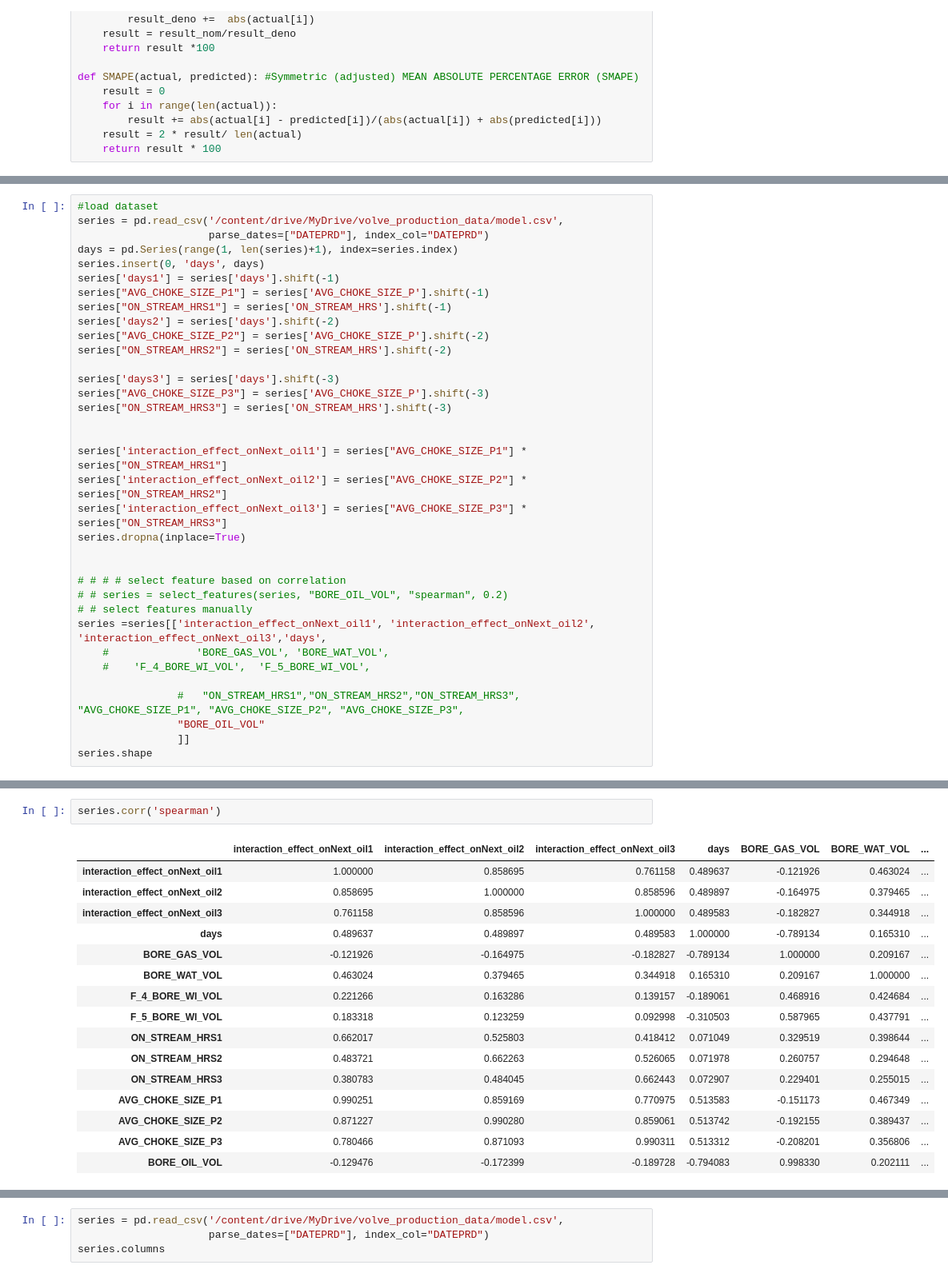
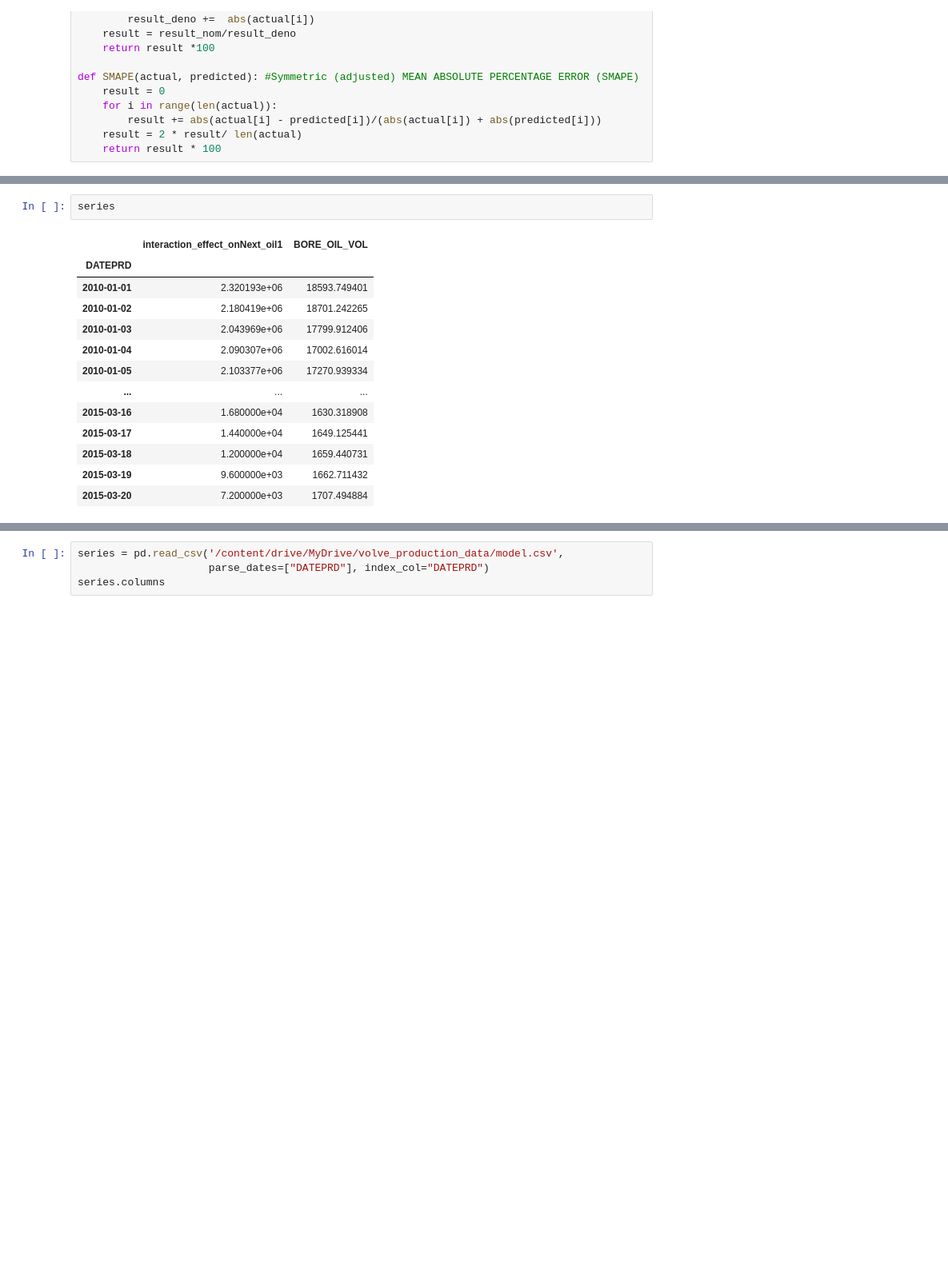
Before and after one commit to ashrafalaghbari/GA-TCN-LSTM, a Jupyter notebook: optimal_TCN_single_step.ipynb, the cells around one changed output, grey strips where cells are left out. Shown at 80% size. Drawn from its saved outputs; the diff is of its cells as text; blank space fills up the shorter version.

```diff
--- a/optimal_TCN_single_step.ipynb
+++ b/optimal_TCN_single_step.ipynb
@@ -163,35 +171,0 @@ series.shape
-# %%
-#load dataset
-series = pd.read_csv('/content/drive/MyDrive/volve_production_data/model.csv',
-                     parse_dates=["DATEPRD"], index_col="DATEPRD")
-days = pd.Series(range(1, len(series)+1), index=series.index)
-series.insert(0, 'days', days)
-series['days1'] = series['days'].shift(-1)
-series["AVG_CHOKE_SIZE_P1"] = series['AVG_CHOKE_SIZE_P'].shift(-1)
-series["ON_STREAM_HRS1"] = series['ON_STREAM_HRS'].shift(-1)
-series['days2'] = series['days'].shift(-2)
-series["AVG_CHOKE_SIZE_P2"] = series['AVG_CHOKE_SIZE_P'].shift(-2)
-series["ON_STREAM_HRS2"] = series['ON_STREAM_HRS'].shift(-2)
-
-series['days3'] = series['days'].shift(-3)
-series["AVG_CHOKE_SIZE_P3"] = series['AVG_CHOKE_SIZE_P'].shift(-3)
-series["ON_STREAM_HRS3"] = series['ON_STREAM_HRS'].shift(-3)
-
-
-series['interaction_effect_onNext_oil1'] = series["AVG_CHOKE_SIZE_P1"] *  series["ON_STREAM_HRS1"]
-series['interaction_effect_onNext_oil2'] = series["AVG_CHOKE_SIZE_P2"] *  series["ON_STREAM_HRS2"]
-series['interaction_effect_onNext_oil3'] = series["AVG_CHOKE_SIZE_P3"] *  series["ON_STREAM_HRS3"]
-series.dropna(inplace=True)
-
-
-# # # # select feature based on correlation
-# # series = select_features(series, "BORE_OIL_VOL", "spearman", 0.2)
-# # select features manually
-series =series[['interaction_effect_onNext_oil1', 'interaction_effect_onNext_oil2', 'interaction_effect_onNext_oil3','days',
-    #              'BORE_GAS_VOL', 'BORE_WAT_VOL',
-    #    'F_4_BORE_WI_VOL',  'F_5_BORE_WI_VOL',
-
-                #   "ON_STREAM_HRS1","ON_STREAM_HRS2","ON_STREAM_HRS3", "AVG_CHOKE_SIZE_P1", "AVG_CHOKE_SIZE_P2", "AVG_CHOKE_SIZE_P3",
-                "BORE_OIL_VOL"
-                ]]
-series.shape
@@ -200,19 +172,16 @@ series.shape
 # %%
-series.corr('spearman')
+series
 # %% [output]
-|  | interaction_effect_onNext_oil1 | interaction_effect_onNext_oil2 | interaction_effect_onNext_oil3 | days | BORE_GAS_VOL | BORE_WAT_VOL | ... |
-| interaction_effect_onNext_oil1 | 1.000000 | 0.858695 | 0.761158 | 0.489637 | -0.121926 | 0.463024 | ... |
-| interaction_effect_onNext_oil2 | 0.858695 | 1.000000 | 0.858596 | 0.489897 | -0.164975 | 0.379465 | ... |
-| interaction_effect_onNext_oil3 | 0.761158 | 0.858596 | 1.000000 | 0.489583 | -0.182827 | 0.344918 | ... |
-| days | 0.489637 | 0.489897 | 0.489583 | 1.000000 | -0.789134 | 0.165310 | ... |
-| BORE_GAS_VOL | -0.121926 | -0.164975 | -0.182827 | -0.789134 | 1.000000 | 0.209167 | ... |
-| BORE_WAT_VOL | 0.463024 | 0.379465 | 0.344918 | 0.165310 | 0.209167 | 1.000000 | ... |
-| F_4_BORE_WI_VOL | 0.221266 | 0.163286 | 0.139157 | -0.189061 | 0.468916 | 0.424684 | ... |
-| F_5_BORE_WI_VOL | 0.183318 | 0.123259 | 0.092998 | -0.310503 | 0.587965 | 0.437791 | ... |
-| ON_STREAM_HRS1 | 0.662017 | 0.525803 | 0.418412 | 0.071049 | 0.329519 | 0.398644 | ... |
-| ON_STREAM_HRS2 | 0.483721 | 0.662263 | 0.526065 | 0.071978 | 0.260757 | 0.294648 | ... |
-| ON_STREAM_HRS3 | 0.380783 | 0.484045 | 0.662443 | 0.072907 | 0.229401 | 0.255015 | ... |
-| AVG_CHOKE_SIZE_P1 | 0.990251 | 0.859169 | 0.770975 | 0.513583 | -0.151173 | 0.467349 | ... |
-| AVG_CHOKE_SIZE_P2 | 0.871227 | 0.990280 | 0.859061 | 0.513742 | -0.192155 | 0.389437 | ... |
-| AVG_CHOKE_SIZE_P3 | 0.780466 | 0.871093 | 0.990311 | 0.513312 | -0.208201 | 0.356806 | ... |
-| BORE_OIL_VOL | -0.129476 | -0.172399 | -0.189728 | -0.794083 | 0.998330 | 0.202111 | ... |
+|  | interaction_effect_onNext_oil1 | BORE_OIL_VOL |
+| DATEPRD |  |  |
+| 2010-01-01 | 2.320193e+06 | 18593.749401 |
+| 2010-01-02 | 2.180419e+06 | 18701.242265 |
+| 2010-01-03 | 2.043969e+06 | 17799.912406 |
+| 2010-01-04 | 2.090307e+06 | 17002.616014 |
+| 2010-01-05 | 2.103377e+06 | 17270.939334 |
+| ... | ... | ... |
+| 2015-03-16 | 1.680000e+04 | 1630.318908 |
+| 2015-03-17 | 1.440000e+04 | 1649.125441 |
+| 2015-03-18 | 1.200000e+04 | 1659.440731 |
+| 2015-03-19 | 9.600000e+03 | 1662.711432 |
+| 2015-03-20 | 7.200000e+03 | 1707.494884 |
```
Also changed, not shown: parts of 47 cells of this notebook.
